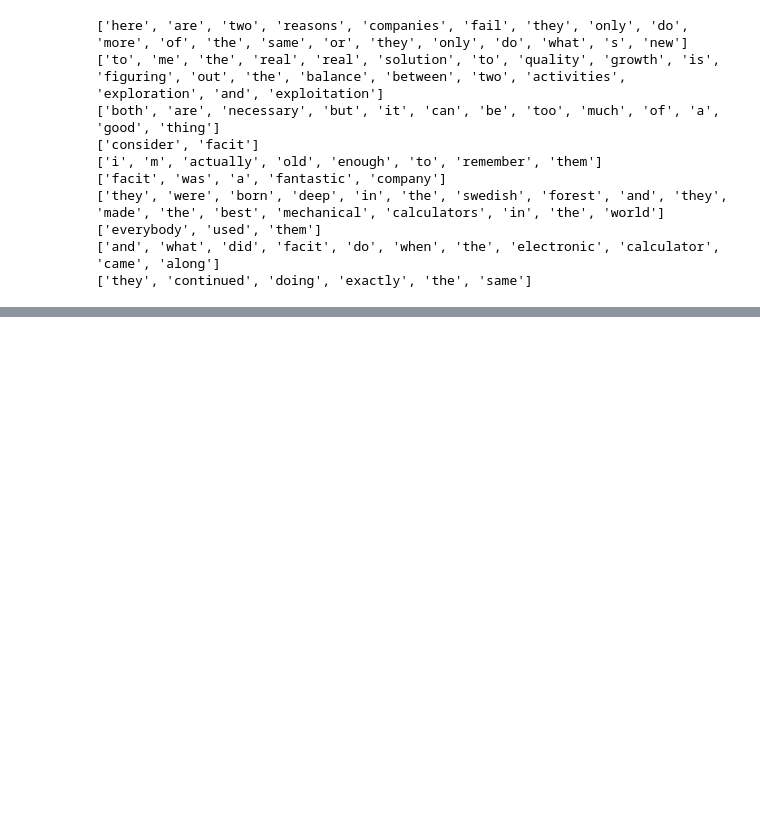
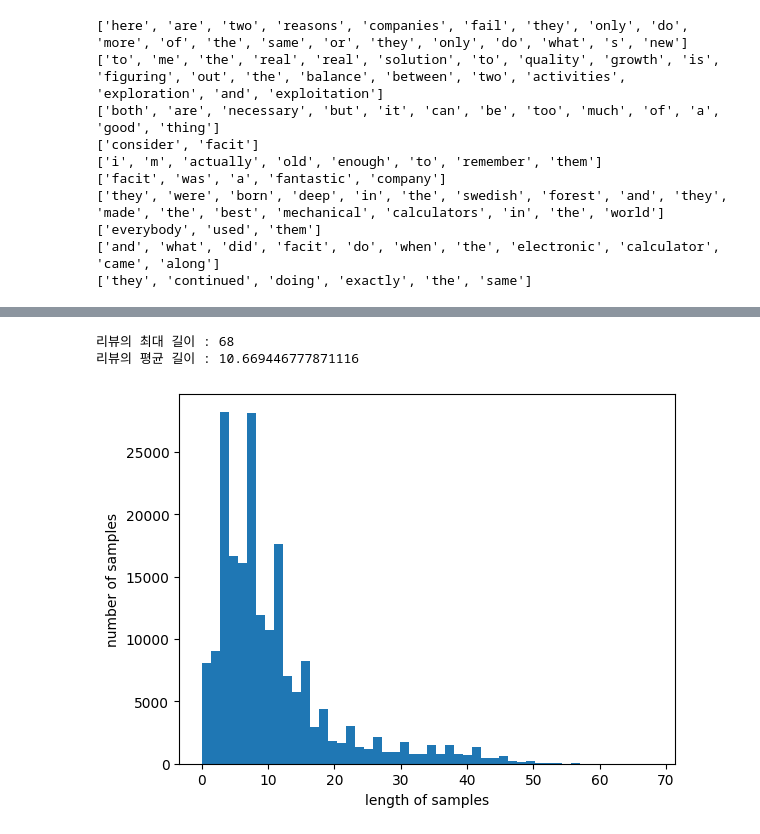
Before and after one commit to UiinKim/NLP_First, a Jupyter notebook: Word2Vec이해하기.ipynb, the cells around one changed output, grey strips where cells are left out. Cells and saved outputs as stored; diff of their text form; code cells hidden in the pictures; blank space fills up the shorter version.

```diff
--- a/Word2Vec이해하기.ipynb
+++ b/Word2Vec이해하기.ipynb
@@ -112,0 +117,2 @@ urllib.request.urlretrieve("https://raw.githubusercontent.com/e9t/nsmc/master/ra
+# %%
+train_data=pd.read_table('ratings.txt')
@@ -112,0 +142,5 @@ urllib.request.urlretrieve("https://raw.githubusercontent.com/e9t/nsmc/master/ra
+# %%
+train_data=train_data.dropna(how='any')
+#dropna(how='any')로 null 값이 있는 행 제거
+print(train_data.isnull().values.any())
+#결측치 제거 확인
@@ -112,0 +154,4 @@ urllib.request.urlretrieve("https://raw.githubusercontent.com/e9t/nsmc/master/ra
+# %%
+#정규 표현식을 통한 한글 외 문자 제거
+train_data['document']=train_data['document'].str.replace("[^ㄱ-ㅎㅏ-ㅣ가-힣]","")
+# ^는 부정이고 ㄱ-ㅎ, ㅏ-ㅣ,가-힣 외의 모든 문자를 ""으로 대체한다
@@ -112,0 +174,33 @@ urllib.request.urlretrieve("https://raw.githubusercontent.com/e9t/nsmc/master/ra
+# %%
+#학습시 사용하지 않을 불용어 정의
+stopwords=['의', '가', '이', '은', '들', '는', '좀', '잘', '걍', '과', '도', '를', '으로', '자', '에', '와', '한', '하다']
+
+#형태소 분석기 Okt를 통해 토큰화 작업
+okt=Okt()
+#Okt의 종류
+#okt.morphs() : 텍스트를 형태소 단위로 나눈다. 옵션 norm=정규화, stem=각 단어에서 어간을 추출(찍어야지->찍다, 해서->하다).(기본적으로 둘 다 False)
+#okt.nouns() : 명사('모바일', '게임', '랩')만 뽑아낸다
+#okt.phrases() : 어절('모바일','모바일 게임','게임','만랩')만 뽑아낸다
+#okt.pos() : 각 품사를 태깅한다.(형태소 단위로 나눈 후 품사와 리스트화).옵션은 norm, stem, join='형태소/품사'형태로 만들어줌
+
+tokenized_data=[]
+#tqdm은 바 형식으로 얼마나 진행되고 있는지 반복루프를 표현해주는 방식
+for sentence in tqdm(train_data['document']):
+  tokenized_sentence=okt.morphs(sentence, stem=True) #토큰화
+  stopwords_removed_sentence=[word for word in tokenized_sentence if not word in stopwords] #불용어 제거
+  #tokenized_sentence의 형태소로 토큰화 된 word가 stopwords에 포함 되지 않으면 stopwords_removed_sentence에 들어간다.
+  tokenized_data.append(stopwords_removed_sentence)
+# %%
+#리뷰 길이 분포 확인
+print('리뷰의 최대 길이 :', max(len(review) for review in tokenized_data))
+print('리뷰의 평균 길이 :', sum(map(len,tokenized_data))/len(tokenized_data))
+#map에 len과 tokenized_data를 넣음으로써 tokenized_data는 모두 길이로 변환된다. 결국 각 리뷰의 길이를 모두 더해 총 리뷰의 개수로 나눈 값
+plt.hist([len(review) for review in tokenized_data], bins=50)
+#bins는 각 막대그래프의 폭
+plt.xlabel('length of samples')
+plt.ylabel('number of samples')
+plt.show()
+# %% [output]
+리뷰의 최대 길이 : 68
+리뷰의 평균 길이 : 10.669446777871116
+[figure, added]
```
Also changed, not shown: parts of 18 cells of this notebook.
